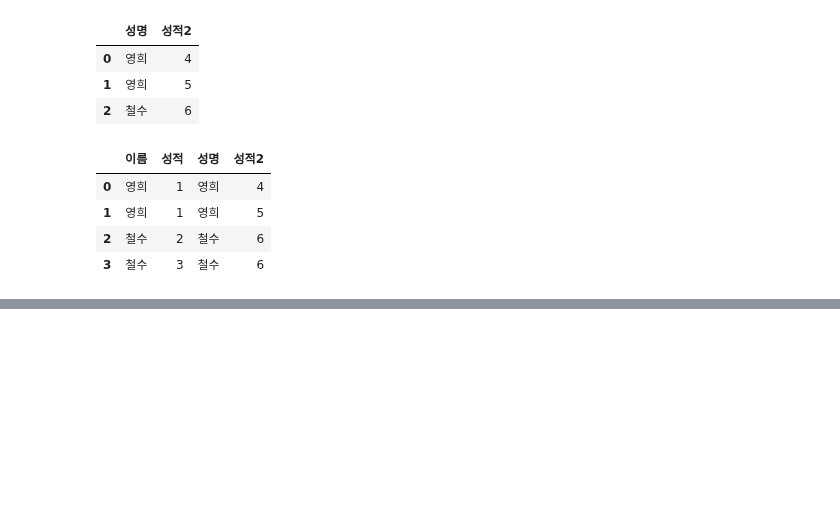
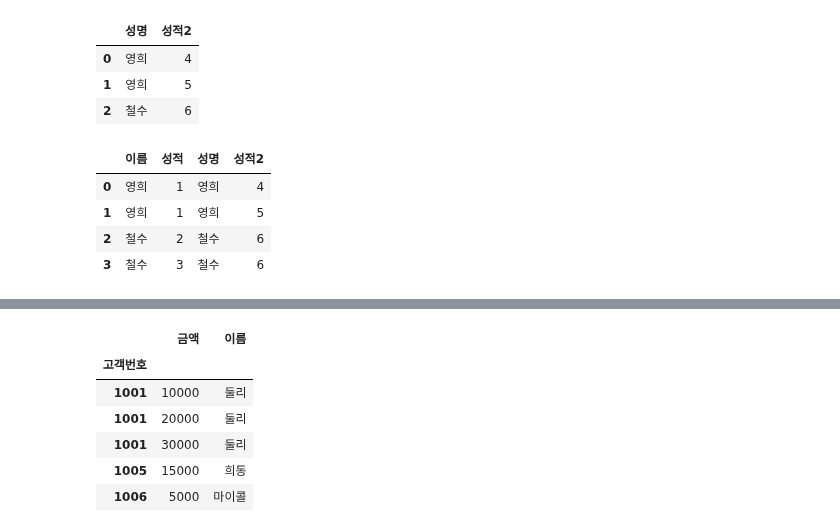
Before and after one commit to rubinkim/machine_learning_07_2022, a Jupyter notebook: 02_pandas/07_합성.ipynb, the cells around one changed output, grey strips where cells are left out. Saved outputs shown, nothing was run; the diff lists cells and outputs as text; code cells hidden in the pictures; blank space fills up the shorter version.

```diff
--- a/02_pandas/07_합성.ipynb
+++ b/02_pandas/07_합성.ipynb
@@ -133,0 +177,10 @@ pd.merge(df1, df2, left_on='이름', right_on='성명')
+# %%
+df2.join(df1, how='inner')
+# %% [output]
+|  | 금액 | 이름 |
+| 고객번호 |  |  |
+| 1001 | 10000 | 둘리 |
+| 1001 | 20000 | 둘리 |
+| 1001 | 30000 | 둘리 |
+| 1005 | 15000 | 희동 |
+| 1006 | 5000 | 마이콜 |
```
Also changed, not shown: parts of 12 cells of this notebook.
